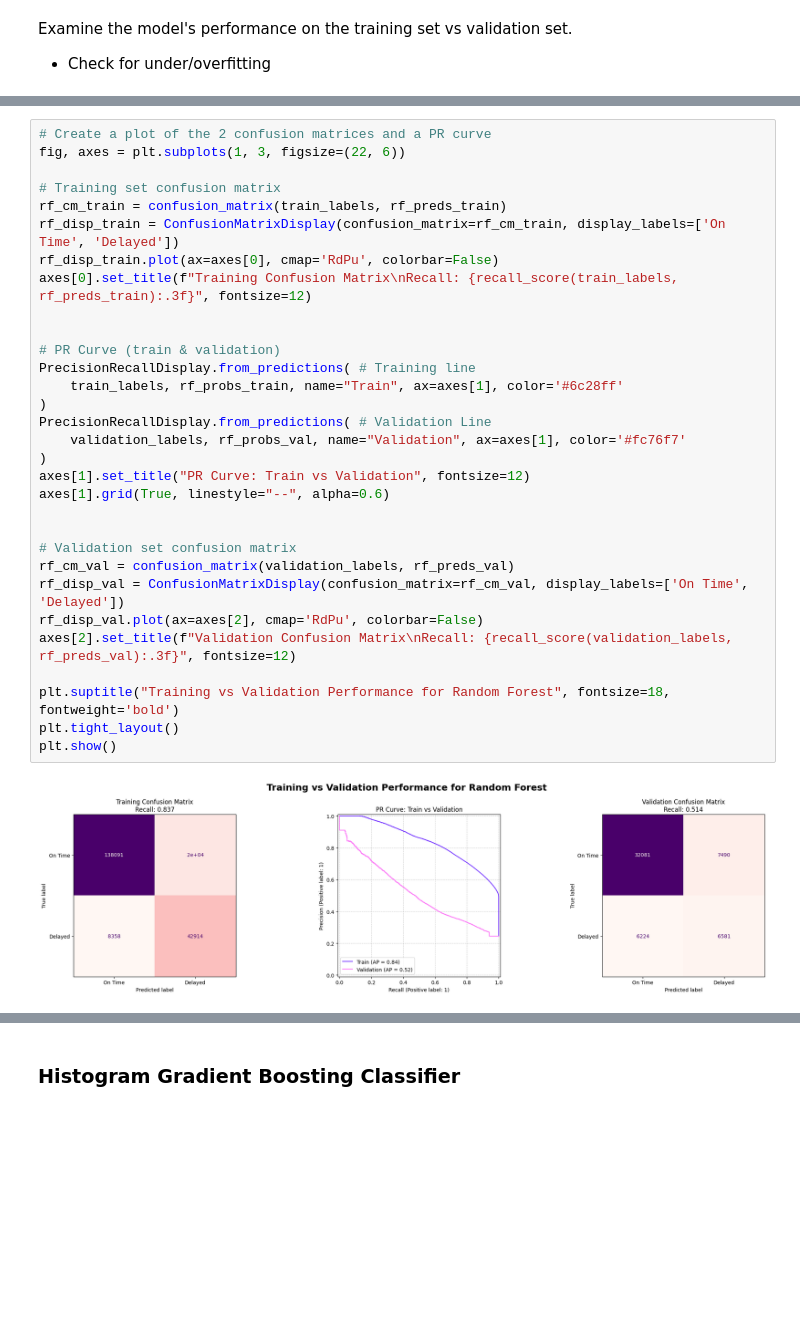
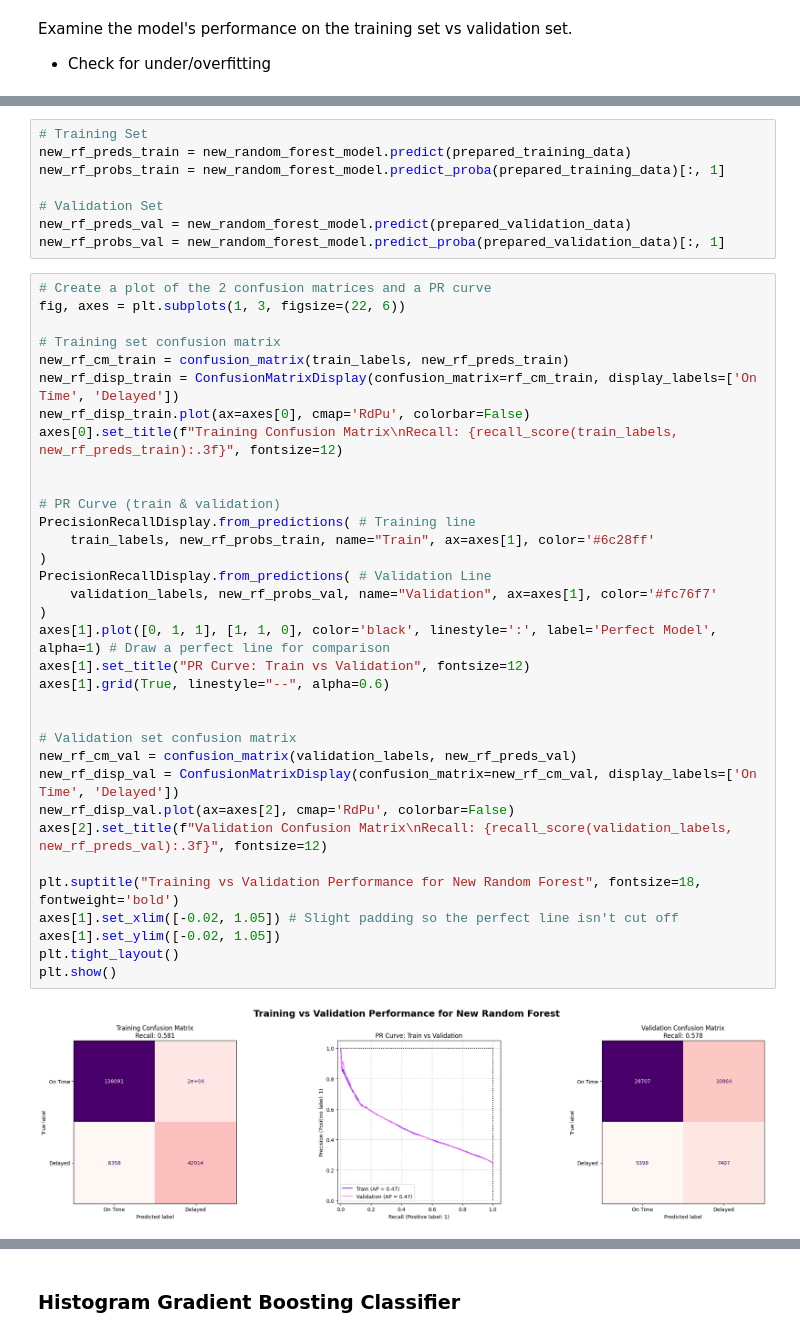
Before and after one commit to lucyg04/nycflights13, a Jupyter notebook: Practical 1/practical1_py.ipynb, the cells around one changed output, grey strips where cells are left out. Drawn from its saved outputs; the diff is of its cells as text; blank space fills up the shorter version.

```diff
--- a/Practical 1/practical1_py.ipynb
+++ b/Practical 1/practical1_py.ipynb
@@ -1700,33 +1761,44 @@ Examine the model's performance on the training set vs validation set.
+# %%
+# Training Set
+new_rf_preds_train = new_random_forest_model.predict(prepared_training_data)
+new_rf_probs_train = new_random_forest_model.predict_proba(prepared_training_data)[:, 1]
+
+# Validation Set
+new_rf_preds_val = new_random_forest_model.predict(prepared_validation_data)
+new_rf_probs_val = new_random_forest_model.predict_proba(prepared_validation_data)[:, 1]
 # %%
 # Create a plot of the 2 confusion matrices and a PR curve
 fig, axes = plt.subplots(1, 3, figsize=(22, 6))
 
 # Training set confusion matrix
-rf_cm_train = confusion_matrix(train_labels, rf_preds_train)
-rf_disp_train = ConfusionMatrixDisplay(confusion_matrix=rf_cm_train, display_labels=['On Time', 'Delayed'])
-rf_disp_train.plot(ax=axes[0], cmap='RdPu', colorbar=False)
-axes[0].set_title(f"Training Confusion Matrix\nRecall: {recall_score(train_labels, rf_preds_train):.3f}", fontsize=12)
+new_rf_cm_train = confusion_matrix(train_labels, new_rf_preds_train)
+new_rf_disp_train = ConfusionMatrixDisplay(confusion_matrix=rf_cm_train, display_labels=['On Time', 'Delayed'])
+new_rf_disp_train.plot(ax=axes[0], cmap='RdPu', colorbar=False)
+axes[0].set_title(f"Training Confusion Matrix\nRecall: {recall_score(train_labels, new_rf_preds_train):.3f}", fontsize=12)
 
 
 # PR Curve (train & validation)
 PrecisionRecallDisplay.from_predictions( # Training line
-    train_labels, rf_probs_train, name="Train", ax=axes[1], color='#6c28ff'
+    train_labels, new_rf_probs_train, name="Train", ax=axes[1], color='#6c28ff'
 )
 PrecisionRecallDisplay.from_predictions( # Validation Line
-    validation_labels, rf_probs_val, name="Validation", ax=axes[1], color='#fc76f7'
+    validation_labels, new_rf_probs_val, name="Validation", ax=axes[1], color='#fc76f7'
 )
+axes[1].plot([0, 1, 1], [1, 1, 0], color='black', linestyle=':', label='Perfect Model', alpha=1) # Draw a perfect line for comparison
 axes[1].set_title("PR Curve: Train vs Validation", fontsize=12)
 axes[1].grid(True, linestyle="--", alpha=0.6)
 
 
 # Validation set confusion matrix
-rf_cm_val = confusion_matrix(validation_labels, rf_preds_val)
-rf_disp_val = ConfusionMatrixDisplay(confusion_matrix=rf_cm_val, display_labels=['On Time', 'Delayed'])
-rf_disp_val.plot(ax=axes[2], cmap='RdPu', colorbar=False)
-axes[2].set_title(f"Validation Confusion Matrix\nRecall: {recall_score(validation_labels, rf_preds_val):.3f}", fontsize=12)
+new_rf_cm_val = confusion_matrix(validation_labels, new_rf_preds_val)
+new_rf_disp_val = ConfusionMatrixDisplay(confusion_matrix=new_rf_cm_val, display_labels=['On Time', 'Delayed'])
+new_rf_disp_val.plot(ax=axes[2], cmap='RdPu', colorbar=False)
+axes[2].set_title(f"Validation Confusion Matrix\nRecall: {recall_score(validation_labels, new_rf_preds_val):.3f}", fontsize=12)
 
-plt.suptitle("Training vs Validation Performance for Random Forest", fontsize=18, fontweight='bold')
+plt.suptitle("Training vs Validation Performance for New Random Forest", fontsize=18, fontweight='bold')
+axes[1].set_xlim([-0.02, 1.05]) # Slight padding so the perfect line isn't cut off
+axes[1].set_ylim([-0.02, 1.05])
 plt.tight_layout()
 plt.show()
 # %% [output]
-[figure, old version]
+[figure, new version]
```
Also changed, not shown: parts of 14 cells of this notebook.
